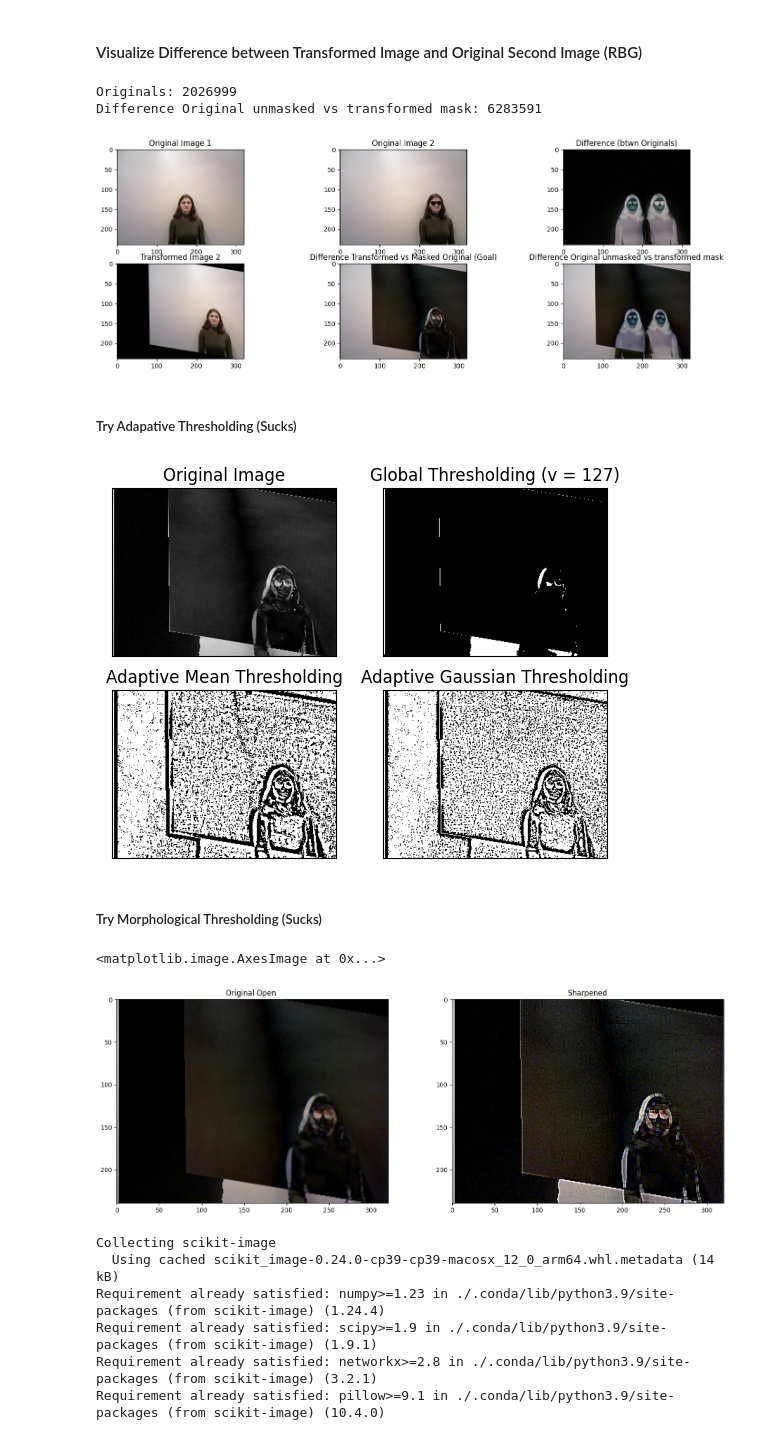
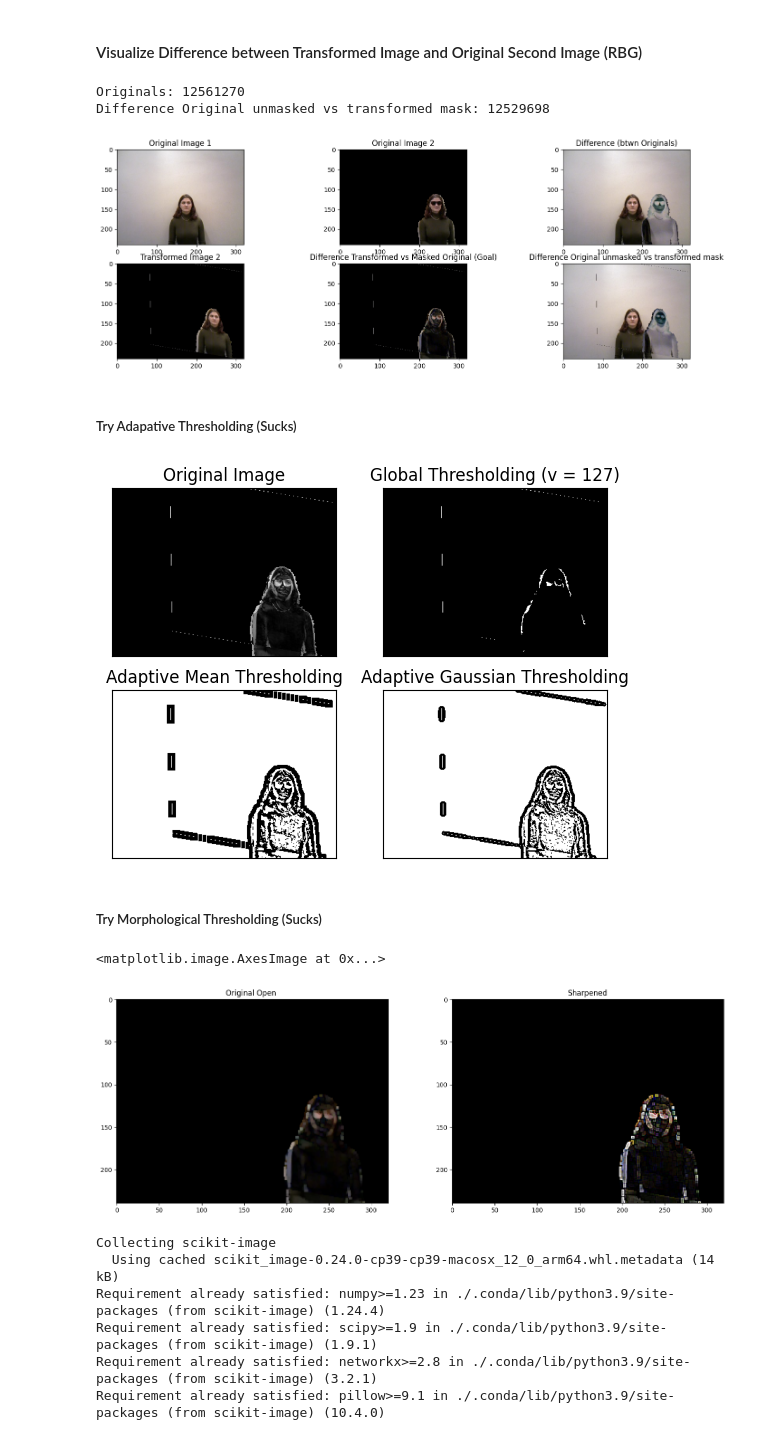
Before and after one commit to izzyfrolick/COMP558_FacialReconstruction, a Jupyter notebook: MostUpdated_Isabel.ipynb, the cells around one changed output. Saved outputs shown, nothing was run; the diff lists cells and outputs as text; code cells hidden in the pictures.

```diff
--- a/MostUpdated_Isabel.ipynb
+++ b/MostUpdated_Isabel.ipynb
@@ -703,23 +701,23 @@ max(depth_img1[239])
 # min_depth = 1380
 # max_depth = 1700
 min_depth = 1000
-max_depth = 1375
+max_depth = 1400
 
 # Mask the depth image
 depth_mask = (translated_img_depth >= min_depth) & (translated_img_depth <= max_depth)
 
 # Create a canvas with the same size as the depth image (black by default)
-canvas = np.zeros_like(translated_img_colour)
+image1_cropped = np.zeros_like(translated_img_colour)
 
 # Loop through the pixels of the color image and apply the depth mask
 for y in range(translated_img_colour.shape[0]):
     for x in range(translated_img_colour.shape[1]):
         if depth_mask[y, x]:  # If depth is within the desired range
-            canvas[y, x] = translated_img_colour[y, x]  # Copy the color from the original image
+            image1_cropped[y, x] = translated_img_colour[y, x]  # Copy the color from the original image
         else:
-            canvas[y, x] = (0, 0, 0)  # Set the pixel to black if outside the range
+            image1_cropped[y, x] = (0, 0, 0)  # Set the pixel to black if outside the range
 
-plt.imshow(canvas)
+plt.imshow(image1_cropped)
 #canvas[depth_mask] = colour_img1  # You can adjust this value for visualization (e.g., color or intensity)
 # %% [output]
 <matplotlib.image.AxesImage at 0x...>
@@ -742,0 +725,23 @@ array([[0.        , 0.        , 0.        , ..., 0.        , 0.        ,
+# %%
+#Based on mins and maxs of depth image
+# min_depth = 1380
+# max_depth = 1700
+min_depth = 1000
+max_depth = 1370
+
+# Mask the depth image
+depth_mask = (depth_img2 >= min_depth) & (depth_img2 <= max_depth)
+
+# Create a canvas with the same size as the depth image (black by default)
+image2_cropped = np.zeros_like(colour_img2)
+
+# Loop through the pixels of the color image and apply the depth mask
+for y in range(colour_img2.shape[0]):
+    for x in range(colour_img2.shape[1]):
+        if depth_mask[y, x]:  # If depth is within the desired range
+            image2_cropped[y, x] = colour_img2[y, x]  # Copy the color from the original image
+        else:
+            image2_cropped[y, x] = (0, 0, 0)  # Set the pixel to black if outside the range
+
+plt.imshow(image2_cropped)
+#canvas[depth_mask] = colour_img1  # You can adjust this value for visualization (e.g., color or intensity)
@@ -761,8 +777,8 @@ from PIL import Image, ImageChops
 
 # convert to pillow
 col_image1 = Image.fromarray(colour_img1)
-col_image2 = Image.fromarray(colour_img2)
-col_image3 = Image.fromarray(translated_img_colour)
+col_image2 = Image.fromarray(image2_cropped)
+col_image3 = Image.fromarray(image1_cropped)
 
 diff_original = ImageChops.difference(col_image1, col_image2)
 diff_trans = ImageChops.difference(col_image2, col_image3)
@@ -795,36 +811,36 @@ plt.title("Transformed Image 2")
 plt.imshow(col_image3)
 
 plt.subplot(2, 3, 5)
 plt.title("Difference Transformed vs Masked Original (Goal)")
 plt.imshow(diff_trans)
 
 plt.subplot(2, 3, 6)
 plt.title("Difference Original unmasked vs transformed mask")
 plt.imshow(diff_og_trans)
 
 # Convert to grayscale (if not already)
 diff_original = diff_original.convert("L")
 # Convert the image to a NumPy array
 diff_original_array = np.array(diff_original)
 # Calculate the sum of pixel values
 diff_original_array_sum = np.sum(diff_original_array)
 
 
 
 # Convert to grayscale (if not already)
 diff_og_trans = diff_og_trans.convert("L")
 # Convert the image to a NumPy array
 diff_og_trans_array = np.array(diff_og_trans)
 # Calculate the sum of pixel values
 diff_og_trans_array_sum = np.sum(diff_og_trans_array)
 
 
 print('Originals:', diff_original_array_sum)
 print('Difference Original unmasked vs transformed mask:', diff_og_trans_array_sum)
 # %% [output]
-Originals: 2026999
-Difference Original unmasked vs transformed mask: 6283591
+Originals: 12561270
+Difference Original unmasked vs transformed mask: 12529698
-[figure, old version]
+[figure, new version]
 # %% [markdown]
 ##### Try Adapative Thresholding (Sucks)
 # %%
@@ -855,7 +871,7 @@ for i in range(4):
     plt.xticks([]), plt.yticks([])
 plt.show()
 # %% [output]
-[figure, old version]
+[figure, new version]
 # %% [markdown]
 ##### Try Morphological Thresholding (Sucks)
 # %%
@@ -892,7 +908,7 @@ plt.title("Sharpened")
 plt.imshow(sharpened)
 # %% [output]
 <matplotlib.image.AxesImage at 0x...>
-[figure, old version]
+[figure, new version]
 # %%
 %pip install scikit-image
 # %% [output]
```
Also changed, not shown: parts of 7 cells of this notebook, 3 other files.
